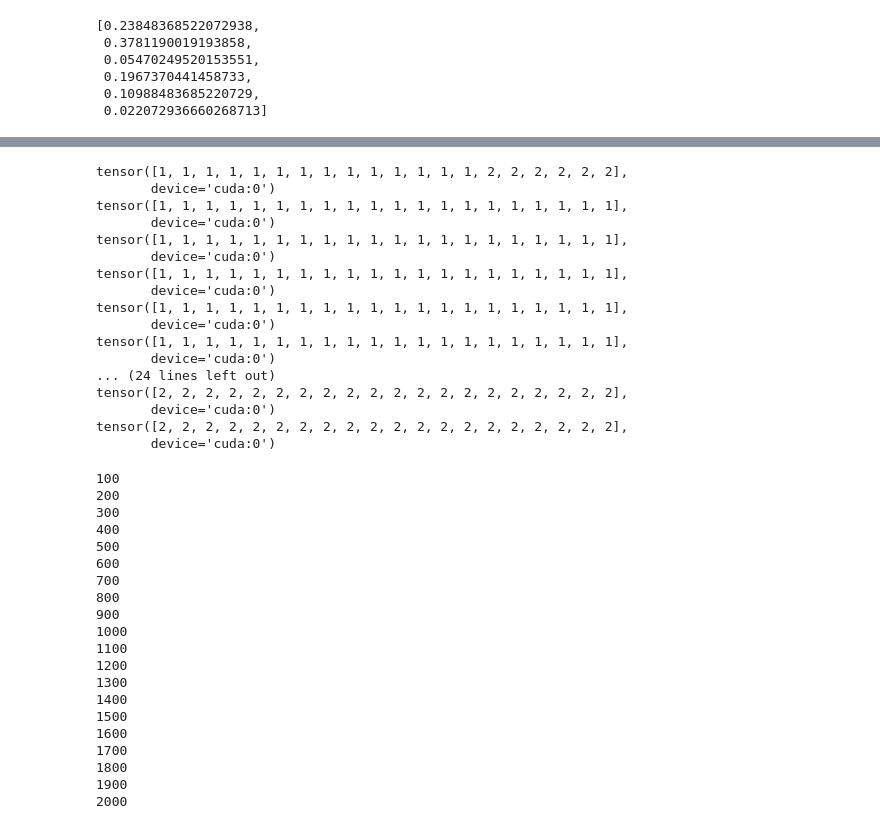
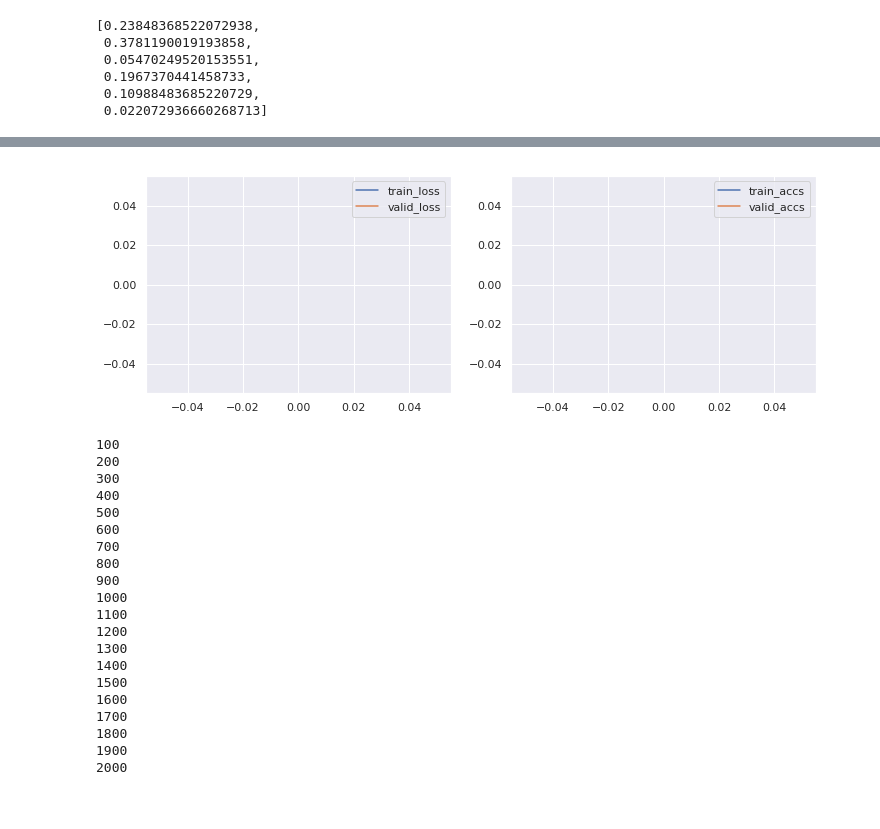
Before and after one commit to versalifedrone/biomind, a Jupyter notebook: torchtext_qrnn_test.ipynb, the cells around one changed output, grey strips where cells are left out. Drawn from its saved outputs; the diff is of its cells as text; code cells hidden in the pictures.

Commit message:
Updated QRNN

```diff
--- a/torchtext_qrnn_test.ipynb
+++ b/torchtext_qrnn_test.ipynb
@@ -267,15 +267,30 @@ class Net(nn.Module):
 
         self.conv1 = Conv1d(in_channels= EMBEDDING_DIM,
                             out_channels= EMBEDDING_DIM ,
+                            kernel_size=1,
+                            stride=1)
+        self.conv2 = Conv1d(in_channels= EMBEDDING_DIM,
+                            out_channels= EMBEDDING_DIM ,
                             kernel_size=3,
-                            stride=3)
+                            padding=1,
+                            stride=1)
+        self.conv3 = Conv1d(in_channels= EMBEDDING_DIM,
+                            out_channels= EMBEDDING_DIM ,
+                            kernel_size=5,
+                            padding=2,
+                            stride=1)
+        self.conv4 = Conv1d(in_channels= EMBEDDING_DIM,
+                            out_channels= EMBEDDING_DIM ,
+                            kernel_size=7,
+                            padding=3,
+                            stride=1)
 
         #self.lstm = LSTM(input_size=EMBEDDING_DIM,
         #                 hidden_size=HIDDEN_DIM,
         #                 num_layers=NUM_LAYERS_LSTM,
         #                 bidirectional=False)
 
-        self.qrnn = QRNNLayer(EMBEDDING_DIM, HIDDEN_DIM)
+        self.qrnn = QRNNLayer(4*EMBEDDING_DIM, HIDDEN_DIM)
         self.qrnn.cuda()
 
         # link hidden to tag
@@ -296,7 +311,11 @@ class Net(nn.Module):
         embeds = self.embeddings(sequences)
 
         embeds = embeds.permute([1,2,0])
-        embeds = self.conv1(embeds)
+        c1 = self.conv1(embeds)
+        c2 = self.conv2(embeds)
+        c3 = self.conv3(embeds)
+        c4 = self.conv4(embeds)
+        embeds = torch.cat((c1,c2,c3,c4), 1)
         embeds = embeds.permute([2,0,1])
 
         #embeds = nn.utils.rnn.pack_padded_sequence(embeds,lengths/3, batch_first=False)
@@ -338,11 +360,6 @@ Net(
   )
   (hidden2tag): Linear(in_features=111, out_features=6, bias=False)
 )
-# %%
-for i, batch in enumerate(train_iter):
-    optimizer.zero_grad()
-    output = net(batch.sequence)
-    break
 # %%
 # check which params require grad
 {p[0]: p[1].requires_grad for p in net.named_parameters()}
@@ -357,7 +380,7 @@ for i, batch in enumerate(train_iter):
 criterion = nn.CrossEntropyLoss() #weight = final_weights
 # we filter the model's parameters such that we can remove the embedding layer,
 # which does not have requires_grad
-optimizer = optim.SGD(filter(lambda p: p.requires_grad, net.parameters()), lr=0.1)
+optimizer = optim.Adam(filter(lambda p: p.requires_grad, net.parameters()), lr=0.001)
 
 def accuracy(ys, ts):
     # making a one-hot encoded vector of correct (1) and incorrect (0) predictions
@@ -428,24 +465,17 @@ for epoch in range(num_epoch):
-# %%
-for i in train_iter :
-    print(i.label)
-# %% [output]
-tensor([1, 1, 1, 1, 1, 1, 1, 1, 1, 1, 1, 1, 1, 1, 2, 2, 2, 2, 2, 2],
-       device='cuda:0')
-tensor([1, 1, 1, 1, 1, 1, 1, 1, 1, 1, 1, 1, 1, 1, 1, 1, 1, 1, 1, 1],
-       device='cuda:0')
-tensor([1, 1, 1, 1, 1, 1, 1, 1, 1, 1, 1, 1, 1, 1, 1, 1, 1, 1, 1, 1],
-       device='cuda:0')
-tensor([1, 1, 1, 1, 1, 1, 1, 1, 1, 1, 1, 1, 1, 1, 1, 1, 1, 1, 1, 1],
-       device='cuda:0')
-tensor([1, 1, 1, 1, 1, 1, 1, 1, 1, 1, 1, 1, 1, 1, 1, 1, 1, 1, 1, 1],
-       device='cuda:0')
-tensor([1, 1, 1, 1, 1, 1, 1, 1, 1, 1, 1, 1, 1, 1, 1, 1, 1, 1, 1, 1],
-       device='cuda:0')
-... (24 lines left out)
-tensor([2, 2, 2, 2, 2, 2, 2, 2, 2, 2, 2, 2, 2, 2, 2, 2, 2, 2, 2, 2],
-       device='cuda:0')
-tensor([2, 2, 2, 2, 2, 2, 2, 2, 2, 2, 2, 2, 2, 2, 2, 2, 2, 2, 2, 2],
-       device='cuda:0')
+# %%
+fig = plt.figure(figsize=(12,4))
+plt.subplot(1, 2, 1)
+plt.plot(train_iter_index,reduced_train_lost,label='train_loss')
+plt.plot(valid_iter_index, valid_loss, label='valid_loss')
+plt.legend()
+
+plt.subplot(1, 2, 2)
+plt.plot(train_iter_index, reduced_train_accuracy, label='train_accs')
+plt.plot(valid_iter_index, valid_accs, label='valid_accs')
+plt.legend()
+plt.show()
+# %% [output]
+[figure, added]
 # %%
 valid_iter = [i - 112 for i in valid_iter]
 # %%
```
Also changed, not shown: parts of 9 cells of this notebook, 1 other file.
